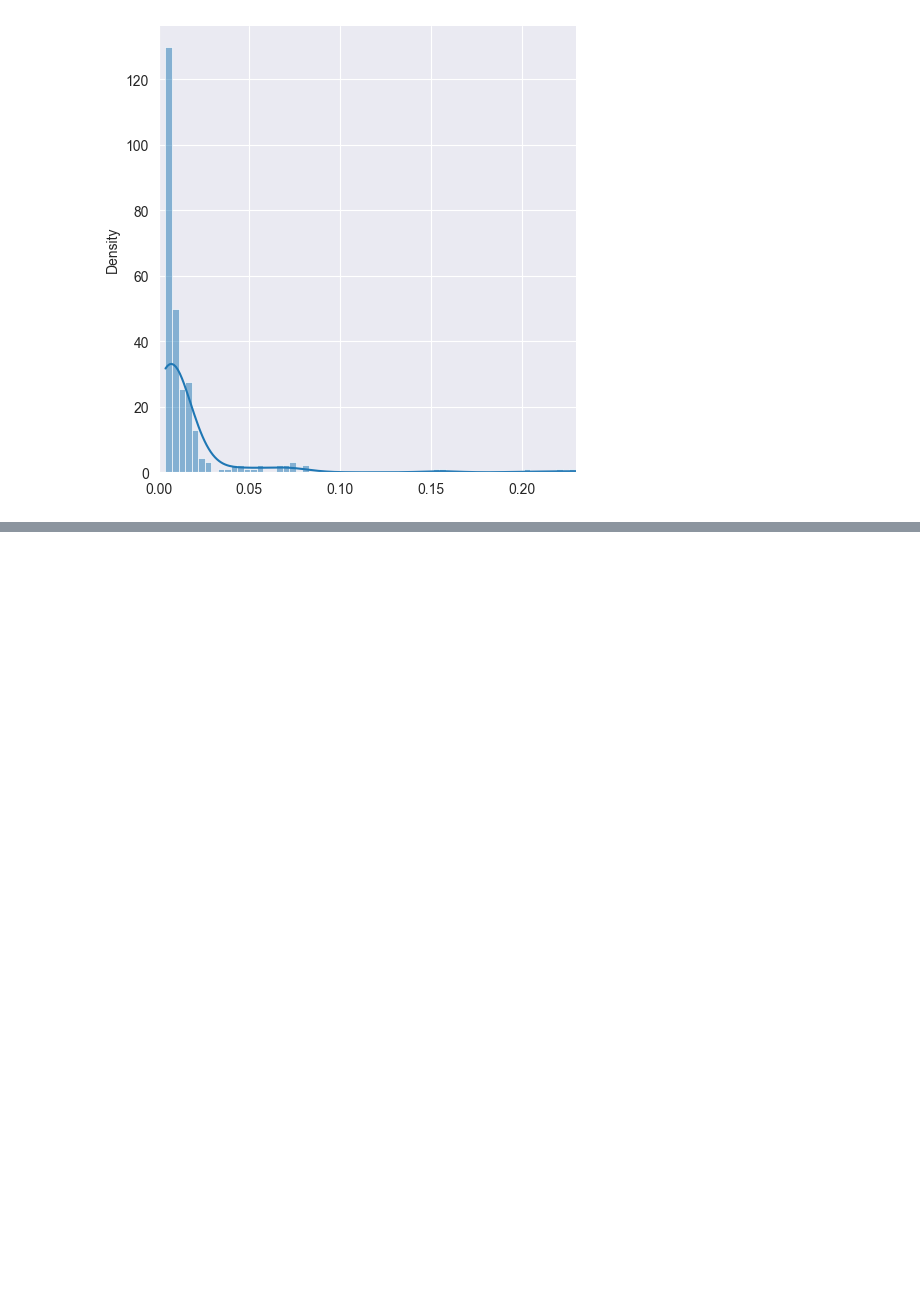
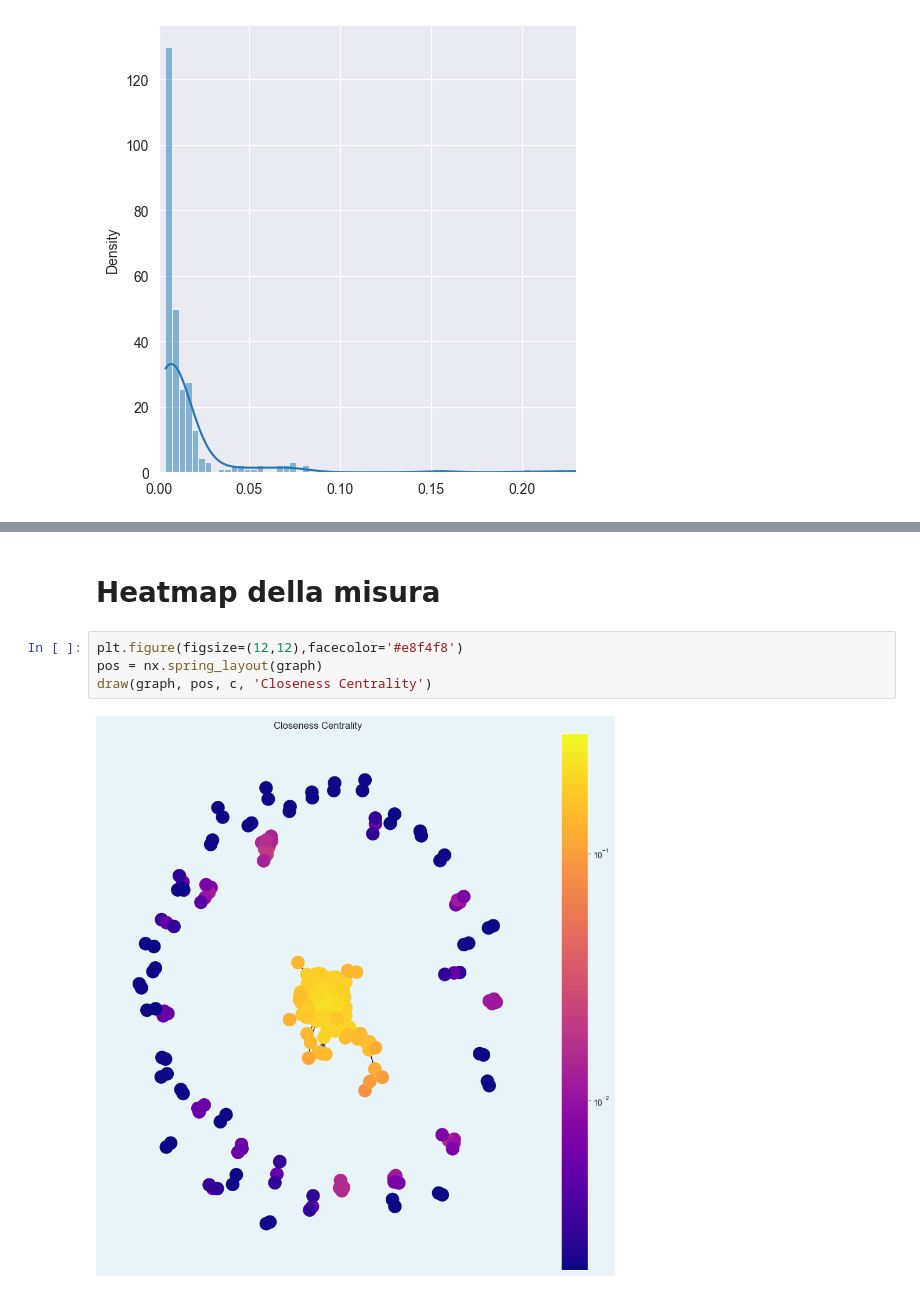
Before and after one commit to ChiaraAmalia/networkxProject, a Jupyter notebook: networkSimo.ipynb, the cells around one changed output, grey strips where cells are left out. Cells and saved outputs as stored; diff of their text form; blank space fills up the shorter version.

```diff
--- a/networkSimo.ipynb
+++ b/networkSimo.ipynb
@@ -55,0 +118,8 @@ plt.xlim(0, 0.23)
+# %% [markdown]
+# Heatmap della misura
+# %%
+plt.figure(figsize=(12,12),facecolor='#e8f4f8')
+pos = nx.spring_layout(graph)
+draw(graph, pos, c, 'Closeness Centrality')
+# %% [output]
+[figure, added]
```
Also changed, not shown: parts of 19 cells of this notebook.
